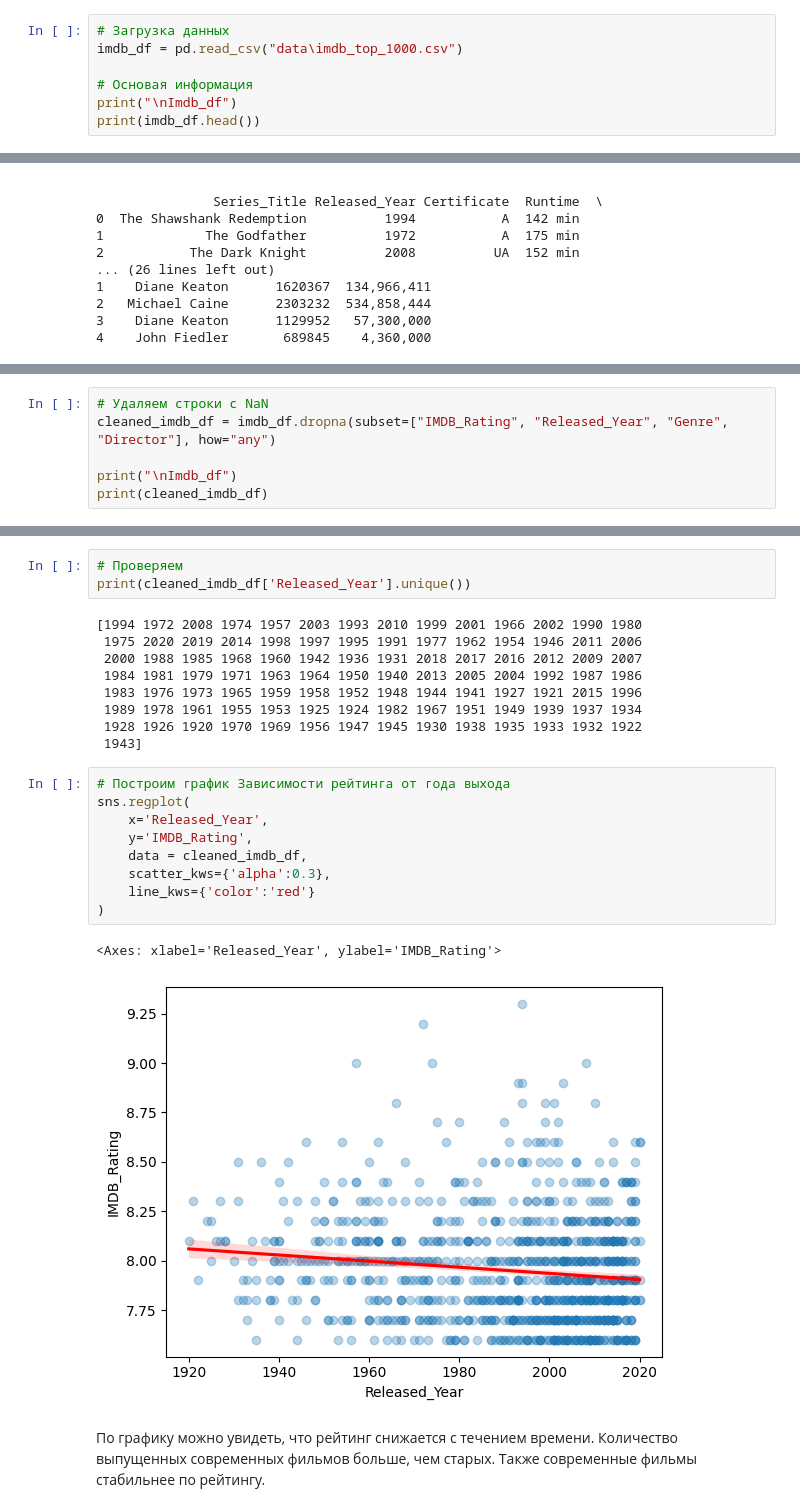
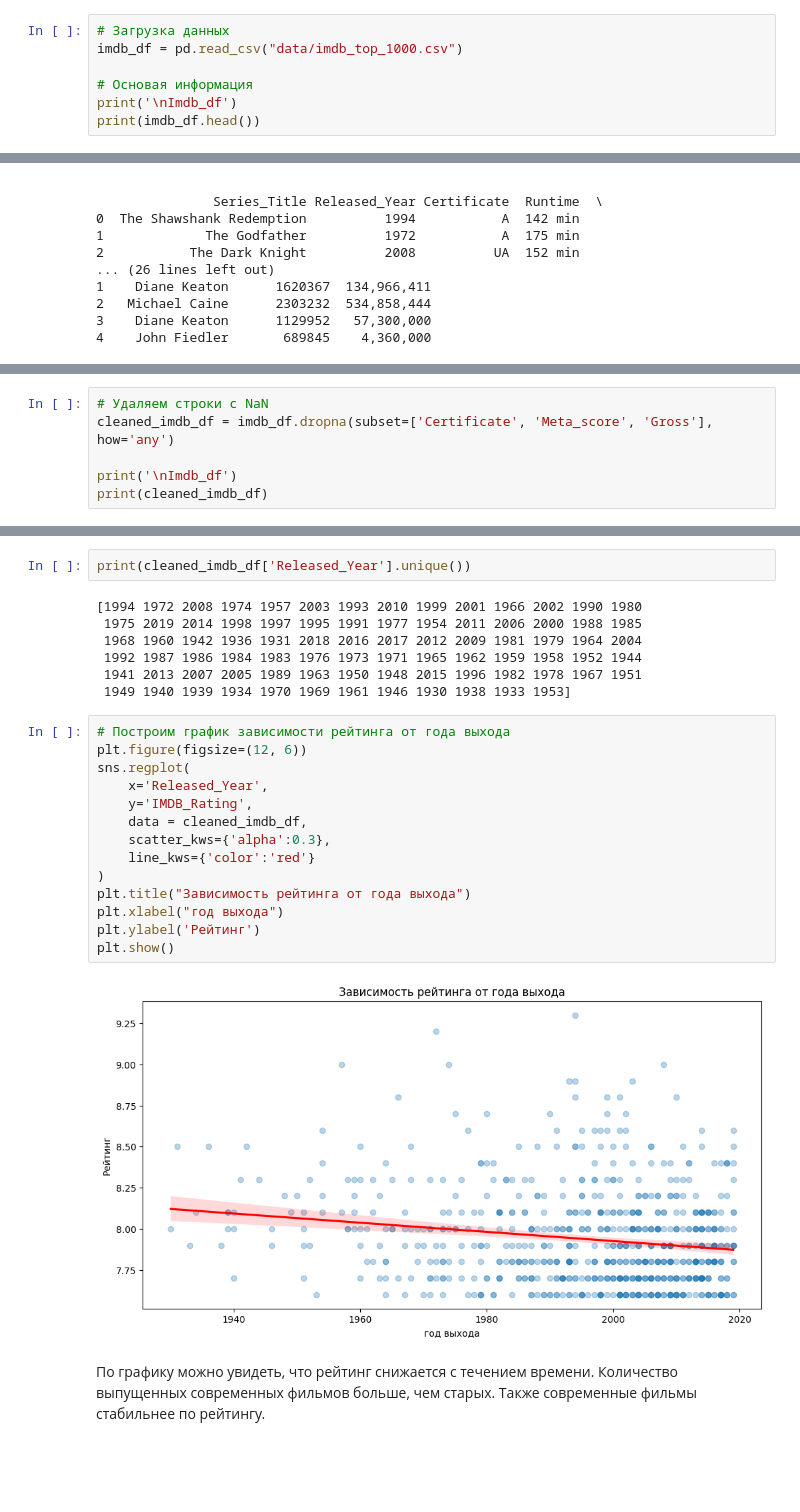
Before and after one commit to Denis-Egorov/Movie-dataset-analysis, a Jupyter notebook: analysis.ipynb, the cells around one changed output, grey strips where cells are left out. Cells and saved outputs as stored; diff of their text form; blank space fills up the shorter version.

```diff
--- a/analysis.ipynb
+++ b/analysis.ipynb
@@ -5,10 +5,10 @@ import matplotlib.pyplot as plt
 import seaborn as sns
 # %%
 # Загрузка данных
-imdb_df = pd.read_csv("data\imdb_top_1000.csv")
+imdb_df = pd.read_csv("data/imdb_top_1000.csv")
 
 # Основая информация
-print("\nImdb_df")
+print('\nImdb_df')
 print(imdb_df.head())
 # %% [output]
 Imdb_df
@@ -53,9 +53,9 @@ Gross            169
 dtype: int64
 # %%
 # Удаляем строки с NaN
-cleaned_imdb_df = imdb_df.dropna(subset=["IMDB_Rating", "Released_Year", "Genre", "Director"], how="any")
+cleaned_imdb_df = imdb_df.dropna(subset=['Certificate', 'Meta_score', 'Gross'], how='any')
 
-print("\nImdb_df")
+print('\nImdb_df')
 print(cleaned_imdb_df)
 # %% [output]
 Imdb_df
@@ -96,27 +101,28 @@ cleaned_imdb_df['Released_Year'] = cleaned_imdb_df['Released_Year'].astype(int)
 # %%
-# Проверяем
 print(cleaned_imdb_df['Released_Year'].unique())
 # %% [output]
 [1994 1972 2008 1974 1957 2003 1993 2010 1999 2001 1966 2002 1990 1980
- 1975 2020 2019 2014 1998 1997 1995 1991 1977 1962 1954 1946 2011 2006
- 2000 1988 1985 1968 1960 1942 1936 1931 2018 2017 2016 2012 2009 2007
- 1984 1981 1979 1971 1963 1964 1950 1940 2013 2005 2004 1992 1987 1986
- 1983 1976 1973 1965 1959 1958 1952 1948 1944 1941 1927 1921 2015 1996
- 1989 1978 1961 1955 1953 1925 1924 1982 1967 1951 1949 1939 1937 1934
- 1928 1926 1920 1970 1969 1956 1947 1945 1930 1938 1935 1933 1932 1922
- 1943]
+ 1975 2019 2014 1998 1997 1995 1991 1977 1954 2011 2006 2000 1988 1985
+ 1968 1960 1942 1936 1931 2018 2016 2017 2012 2009 1981 1979 1964 2004
+ 1992 1987 1986 1984 1983 1976 1973 1971 1965 1962 1959 1958 1952 1944
+ 1941 2013 2007 2005 1989 1963 1950 1948 2015 1996 1982 1978 1967 1951
+ 1949 1940 1939 1934 1970 1969 1961 1946 1930 1938 1933 1953]
 # %%
-# Построим график Зависимости рейтинга от года выхода
+# Построим график зависимости рейтинга от года выхода
+plt.figure(figsize=(12, 6))
 sns.regplot(
     x='Released_Year',
     y='IMDB_Rating',
     data = cleaned_imdb_df,
     scatter_kws={'alpha':0.3},
     line_kws={'color':'red'}
 )
+plt.title("Зависимость рейтинга от года выхода")
+plt.xlabel("год выхода")
+plt.ylabel('Рейтинг')
+plt.show()
 # %% [output]
-<Axes: xlabel='Released_Year', ylabel='IMDB_Rating'>
-[figure, old version]
+[figure, new version]
 # %% [markdown]
 По графику можно увидеть, что рейтинг снижается с течением времени. Количество выпущенных современных фильмов больше, чем старых. Также современные фильмы стабильнее по рейтингу.
 # %%
```
Also changed, not shown: parts of 14 cells of this notebook, 1 other file.
